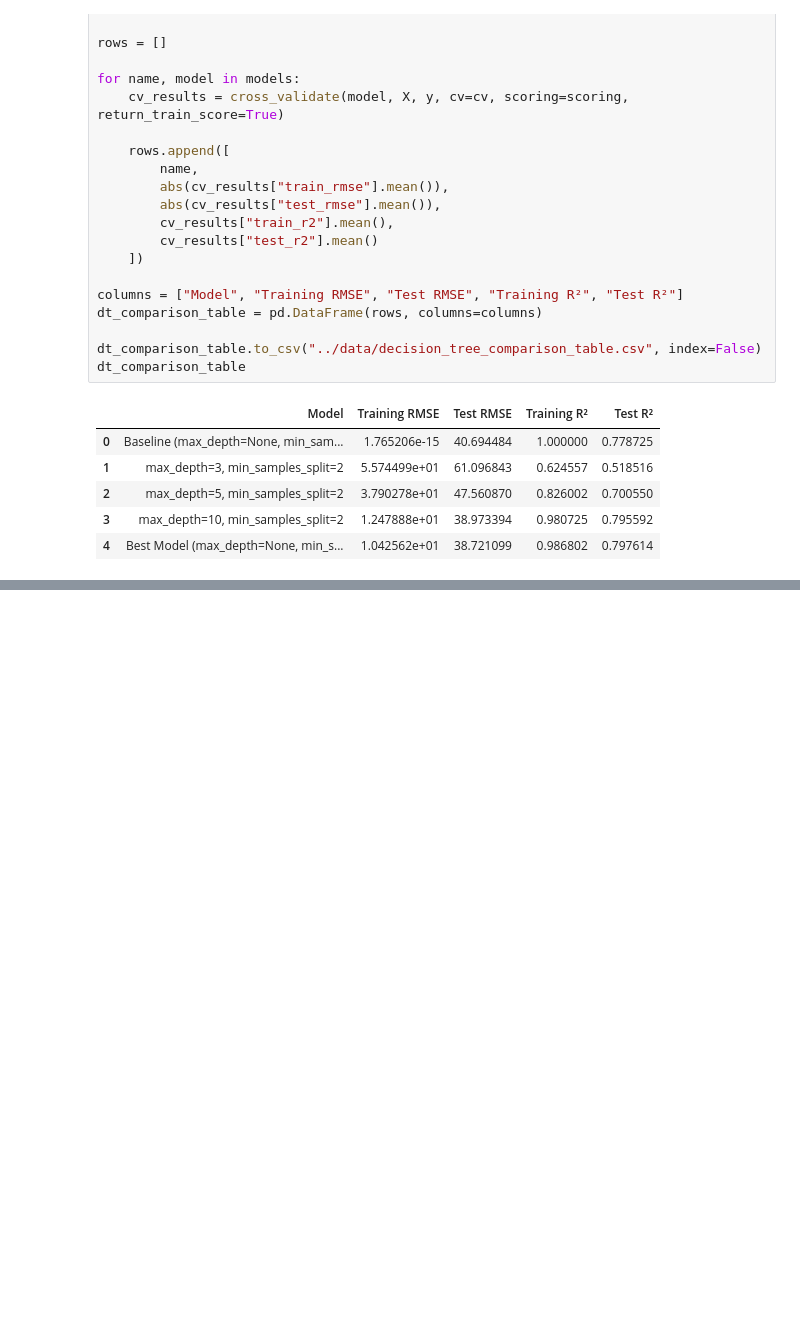
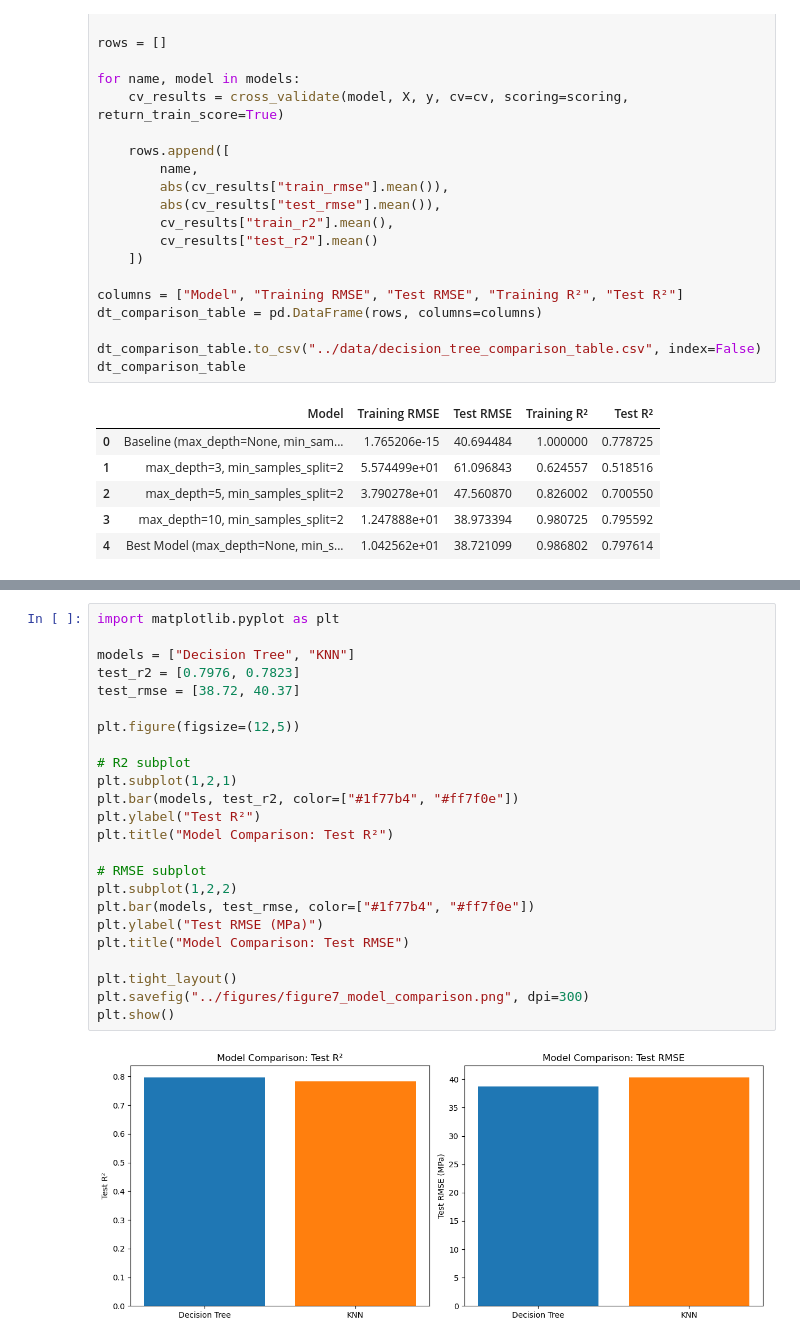
Before and after one commit to Kellylin-x/CT4101-Assignment2, a Jupyter notebook: notebooks/Assignment2_Regressor.ipynb, the cells around one changed output, grey strips where cells are left out. Cells and saved outputs as stored; diff of their text form; blank space fills up the shorter version.

```diff
--- a/notebooks/Assignment2_Regressor.ipynb
+++ b/notebooks/Assignment2_Regressor.ipynb
@@ -260,0 +356,26 @@ dt_comparison_table
+# %%
+import matplotlib.pyplot as plt
+
+models = ["Decision Tree", "KNN"]
+test_r2 = [0.7976, 0.7823]
+test_rmse = [38.72, 40.37]
+
+plt.figure(figsize=(12,5))
+
+# R2 subplot
+plt.subplot(1,2,1)
+plt.bar(models, test_r2, color=["#1f77b4", "#ff7f0e"])
+plt.ylabel("Test R²")
+plt.title("Model Comparison: Test R²")
+
+# RMSE subplot
+plt.subplot(1,2,2)
+plt.bar(models, test_rmse, color=["#1f77b4", "#ff7f0e"])
+plt.ylabel("Test RMSE (MPa)")
+plt.title("Model Comparison: Test RMSE")
+
+plt.tight_layout()
+plt.savefig("../figures/figure7_model_comparison.png", dpi=300)
+plt.show()
+# %% [output]
+[figure, added]
```
Also changed, not shown: parts of 4 cells of this notebook, 6 other files.
